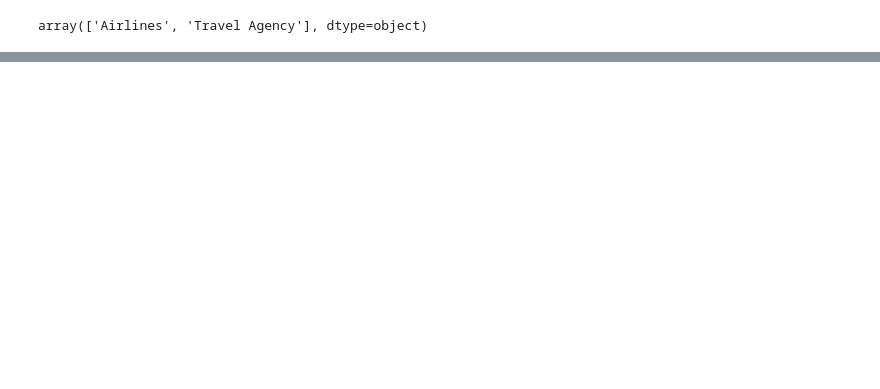
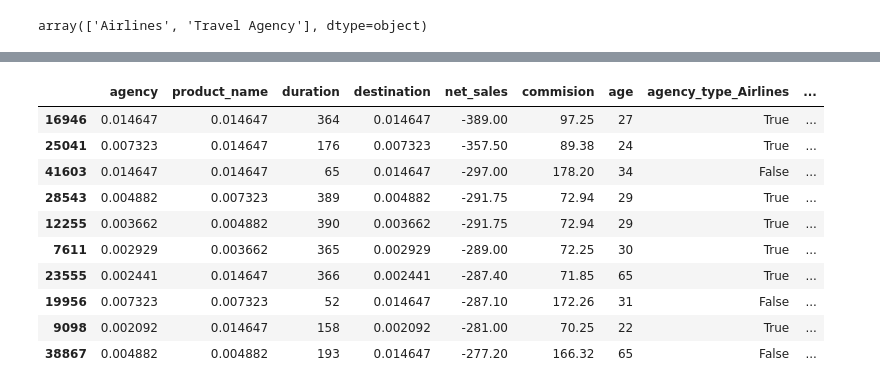
Before and after one commit to AndreiShelest/ML_travel_insurance, a Jupyter notebook: notebooks/eda.ipynb, the cells around one changed output, grey strips where cells are left out. Cells and saved outputs as stored; diff of their text form; code cells hidden in the pictures; blank space fills up the shorter version.

Commit message:
some imputing and encoding done in kedro

```diff
--- a/notebooks/eda.ipynb
+++ b/notebooks/eda.ipynb
@@ -75,0 +143,3 @@ X_train.head(10)
+# %%
+X_train.loc[X_train['gender'].isna(), 'gender'] = 'Missing'
+X_train['gender']
@@ -96,0 +223,4 @@ array(['Airlines', 'Travel Agency'], dtype=object)
+# %%
+oh_cols = catalog.load('params:travel_insurance.encoding.one_hot_cols')
+
+X_train = pd.get_dummies(X_train, columns=oh_cols)
@@ -96,0 +230,7 @@ array(['Airlines', 'Travel Agency'], dtype=object)
+# %%
+catboost_cols = catalog.load('params:travel_insurance.encoding.catboost_cols')
+
+CBE_encoder = CatBoostEncoder(cols=catboost_cols)
+train_cbe = CBE_encoder.fit_transform(X_train.sort_values(by='net_sales'), y_train)
+train_cbe.head(10)
+# %% [output]
@@ -96,0 +240,11 @@ array(['Airlines', 'Travel Agency'], dtype=object)
+|  | agency | product_name | duration | destination | net_sales | commision | age | agency_type_Airlines | ... |
+| 16946 | 0.014647 | 0.014647 | 364 | 0.014647 | -389.00 | 97.25 | 27 | True | ... |
+| 25041 | 0.007323 | 0.014647 | 176 | 0.007323 | -357.50 | 89.38 | 24 | True | ... |
+| 41603 | 0.014647 | 0.014647 | 65 | 0.014647 | -297.00 | 178.20 | 34 | False | ... |
+| 28543 | 0.004882 | 0.007323 | 389 | 0.004882 | -291.75 | 72.94 | 29 | True | ... |
+| 12255 | 0.003662 | 0.004882 | 390 | 0.003662 | -291.75 | 72.94 | 29 | True | ... |
+| 7611 | 0.002929 | 0.003662 | 365 | 0.002929 | -289.00 | 72.25 | 30 | True | ... |
+| 23555 | 0.002441 | 0.014647 | 366 | 0.002441 | -287.40 | 71.85 | 65 | True | ... |
+| 19956 | 0.007323 | 0.007323 | 52 | 0.014647 | -287.10 | 172.26 | 31 | False | ... |
+| 9098 | 0.002092 | 0.014647 | 158 | 0.002092 | -281.00 | 70.25 | 22 | True | ... |
+| 38867 | 0.004882 | 0.004882 | 193 | 0.014647 | -277.20 | 166.32 | 65 | False | ... |
```
Also changed, not shown: parts of 25 cells of this notebook, 7 other files.
